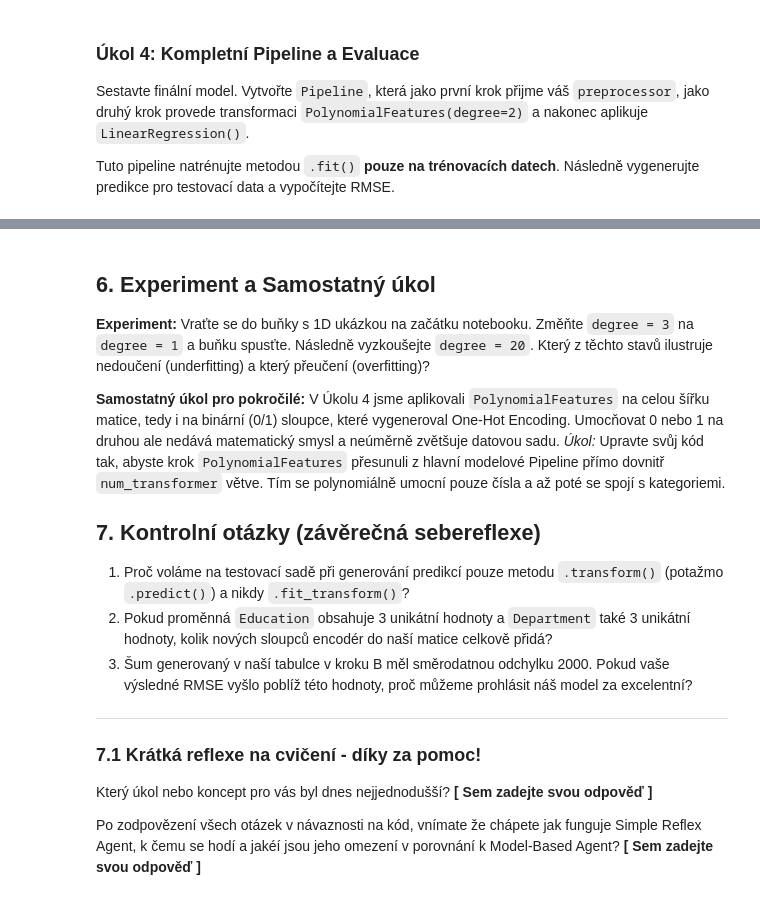
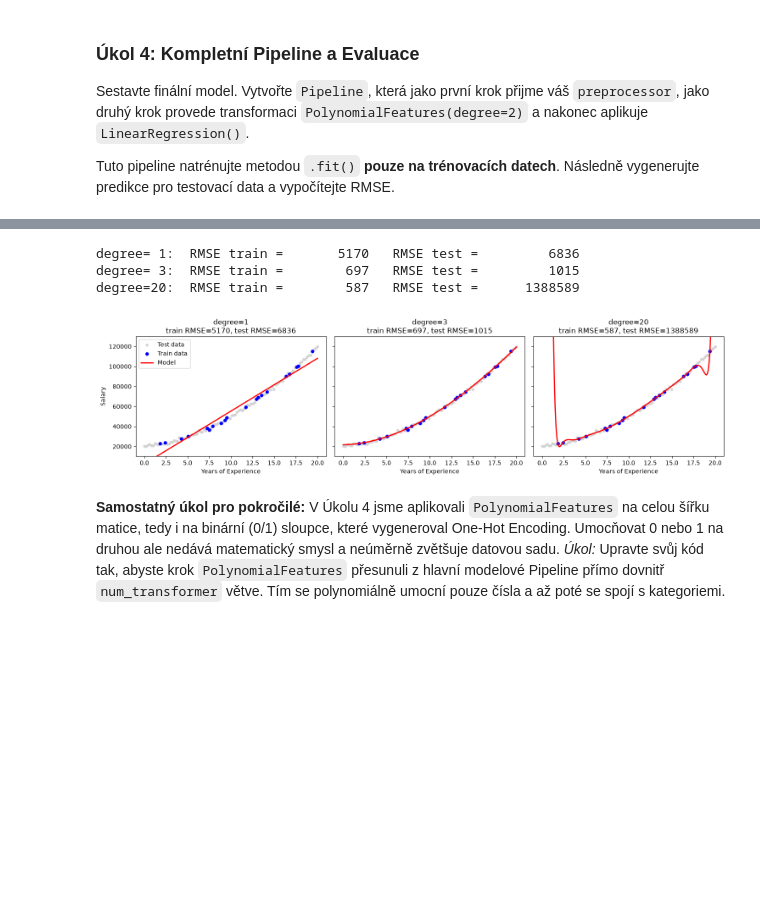
Before and after one commit to Jakub78509/ENC-SU-Seminar, a Jupyter notebook: ML4CZ PR Student Lab Worksheet.ipynb, the cells around one changed output, grey strips where cells are left out. Cells and saved outputs as stored; diff of their text form; code cells hidden in the pictures; blank space fills up the shorter version.

```diff
--- a/ML4CZ PR Student Lab Worksheet.ipynb
+++ b/ML4CZ PR Student Lab Worksheet.ipynb
@@ -210,23 +281,39 @@ Tuto pipeline natrénujte metodou `.fit()` **pouze na trénovacích datech**. N
+# %%
+X_tr_1d, X_te_1d, y_tr_1d, y_te_1d = train_test_split(
+    X_1d, salary_1d, train_size=20, random_state=0
+)
+X_plot = np.linspace(0, 20, 500).reshape(-1, 1)
+
+fig, axes = plt.subplots(1, 3, figsize=(15, 4), sharey=True)
+for ax, deg in zip(axes, [1, 3, 20]):
+    model_deg = Pipeline(steps=[
+        ('scaler', StandardScaler()),
+        ('poly', PolynomialFeatures(degree=deg)),
+        ('regressor', LinearRegression())
+    ])
+    model_deg.fit(X_tr_1d, y_tr_1d)
+
+    rmse_tr = root_mean_squared_error(y_tr_1d, model_deg.predict(X_tr_1d))
+    rmse_te = root_mean_squared_error(y_te_1d, model_deg.predict(X_te_1d))
+    print(f"degree={deg:>2}:  RMSE train = {rmse_tr:>10.0f}   RMSE test = {rmse_te:>12.0f}")
+
+    ax.scatter(X_te_1d, y_te_1d, color='lightgray', s=15, label='Test data')
+    ax.scatter(X_tr_1d, y_tr_1d, color='blue', s=25, label='Train data')
+    ax.plot(X_plot, model_deg.predict(X_plot), color='red', linewidth=2, label='Model')
+    ax.set_title(f'degree={deg}\ntrain RMSE={rmse_tr:.0f}, test RMSE={rmse_te:.0f}')
+    ax.set_xlabel('Years of Experience')
+
+axes[0].set_ylabel('Salary')
+axes[0].set_ylim(salary_1d.min() - 10000, salary_1d.max() + 10000)
+axes[0].legend()
+plt.tight_layout()
+plt.show()
+# %% [output]
+degree= 1:  RMSE train =       5170   RMSE test =         6836
+degree= 3:  RMSE train =        697   RMSE test =         1015
+degree=20:  RMSE train =        587   RMSE test =      1388589
+[figure, added]
 # %% [markdown]
-
-## 6. Experiment a Samostatný úkol
-
-**Experiment:**
-Vraťte se do buňky s 1D ukázkou na začátku notebooku. Změňte `degree = 3` na `degree = 1` a buňku spusťte. Následně vyzkoušejte `degree = 20`.
-Který z těchto stavů ilustruje nedoučení (underfitting) a který přeučení (overfitting)?
-
 **Samostatný úkol pro pokročilé:**
 V Úkolu 4 jsme aplikovali `PolynomialFeatures` na celou šířku matice, tedy i na binární (0/1) sloupce, které vygeneroval One-Hot Encoding. Umocňovat 0 nebo 1 na druhou ale nedává matematický smysl a neúměrně zvětšuje datovou sadu.
 *Úkol:* Upravte svůj kód tak, abyste krok `PolynomialFeatures` přesunuli z hlavní modelové Pipeline přímo dovnitř `num_transformer` větve. Tím se polynomiálně umocní pouze čísla a až poté se spojí s kategoriemi.
-
-## 7. Kontrolní otázky (závěrečná sebereflexe)
-1. Proč voláme na testovací sadě při generování predikcí pouze metodu `.transform()` (potažmo `.predict()`) a nikdy `.fit_transform()`?
-2. Pokud proměnná `Education` obsahuje 3 unikátní hodnoty a `Department` také 3 unikátní hodnoty, kolik nových sloupců encodér do naší matice celkově přidá?
-3. Šum generovaný v naší tabulce v kroku B měl směrodatnou odchylku 2000. Pokud vaše výsledné RMSE vyšlo poblíž této hodnoty, proč můžeme prohlásit náš model za excelentní?
-
----
-### 7.1 Krátká reflexe na cvičení - díky za pomoc!
-
-Který úkol nebo koncept pro vás byl dnes nejjednodušší? **[ Sem zadejte svou odpověď ]**
-
-Po zodpovězení všech otázek v návaznosti na kód, vnímate že chápete jak funguje Simple Reflex Agent, k čemu se hodí a jakéí jsou jeho omezení v porovnání k Model-Based Agent? **[ Sem zadejte svou odpověď ]**
```
Also changed, not shown: parts of 10 cells of this notebook.
